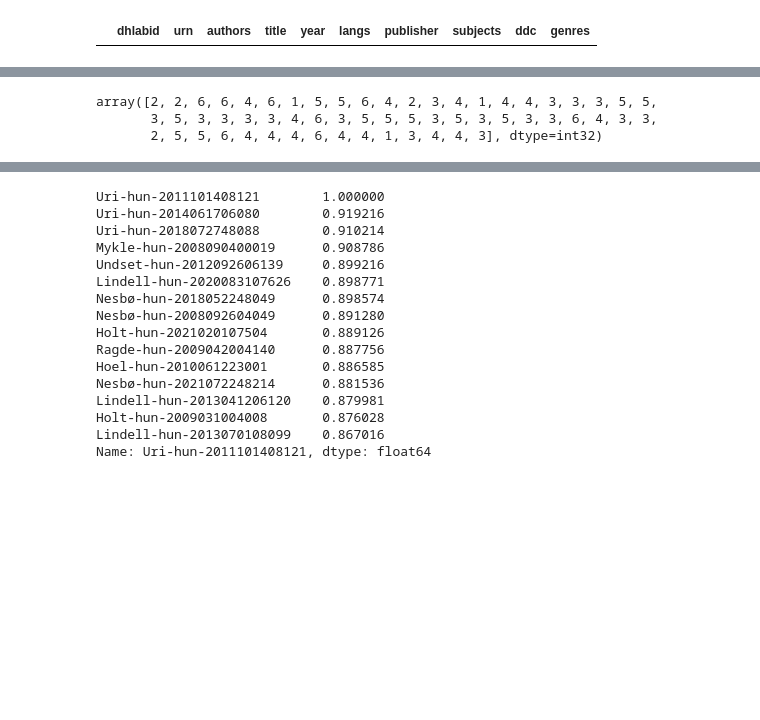
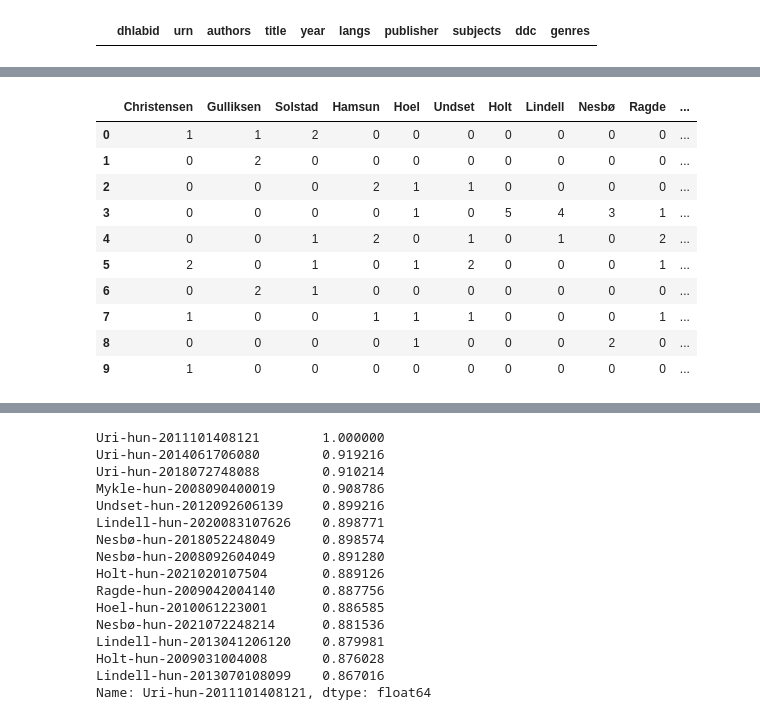
Before and after one commit to Yoonsen/DH2023, a Jupyter notebook: analyse_corpus.ipynb, the cells around one changed output, grey strips where cells are left out. Cells and saved outputs as stored; diff of their text form; code cells hidden in the pictures; blank space fills up the shorter version.

Commit message:
last data

```diff
--- a/analyse_corpus.ipynb
+++ b/analyse_corpus.ipynb
@@ -223,14 +300,28 @@ plt.show()
 # %%
-from scipy.cluster.hierarchy import fcluster
+import random
 
-# Set the distance threshold (level in the dendrogram where you want to split)
-# to any value to get the clusters formed at that level.
-max_d = 2
+def cluster_display(cos_df, lm, max_d):
+    cos_df['clusters'] = fcluster(lm, max_d, criterion='distance')
+    groups = cos_df.groupby('clusters').apply(lambda x: x.index.tolist())
+    df = pd.DataFrame([Counter([x.split('-')[0] for x in g]) for g in groups])
+    return df.fillna(0)
 
-clusters = fcluster(linkage_matrix, max_d, criterion='distance')
+def cluster_random_display(cos_df, num_of_clusters=5):
+    cos_df['clusters'] = [random.randint(0,num_of_clusters) for x in range(len(hun_cos))]
+    groups = cos_df.groupby('clusters').apply(lambda x: x.index.tolist())
+    df = pd.DataFrame([Counter([x.split('-')[0] for x in g]) for g in groups])
+    return df.fillna(0)
 # %%
-clusters
+cluster_display(han_cos.copy(), linkage_matrix_han, 2).style.format(precision=0).background_gradient(axis = 1)
 # %% [output]
-array([2, 2, 6, 6, 4, 6, 1, 5, 5, 6, 4, 2, 3, 4, 1, 4, 4, 3, 3, 3, 5, 5,
-       3, 5, 3, 3, 3, 3, 4, 6, 3, 5, 5, 5, 3, 5, 3, 5, 3, 3, 6, 4, 3, 3,
-       2, 5, 5, 6, 4, 4, 4, 6, 4, 4, 1, 3, 4, 4, 3], dtype=int32)
+|  | Christensen | Gulliksen | Solstad | Hamsun | Hoel | Undset | Holt | Lindell | Nesbø | Ragde | ... |
+| 0 | 1 | 1 | 2 | 0 | 0 | 0 | 0 | 0 | 0 | 0 | ... |
+| 1 | 0 | 2 | 0 | 0 | 0 | 0 | 0 | 0 | 0 | 0 | ... |
+| 2 | 0 | 0 | 0 | 2 | 1 | 1 | 0 | 0 | 0 | 0 | ... |
+| 3 | 0 | 0 | 0 | 0 | 1 | 0 | 5 | 4 | 3 | 1 | ... |
+| 4 | 0 | 0 | 1 | 2 | 0 | 1 | 0 | 1 | 0 | 2 | ... |
+| 5 | 2 | 0 | 1 | 0 | 1 | 2 | 0 | 0 | 0 | 1 | ... |
+| 6 | 0 | 2 | 1 | 0 | 0 | 0 | 0 | 0 | 0 | 0 | ... |
+| 7 | 1 | 0 | 0 | 1 | 1 | 1 | 0 | 0 | 0 | 1 | ... |
+| 8 | 0 | 0 | 0 | 0 | 1 | 0 | 0 | 0 | 2 | 0 | ... |
+| 9 | 1 | 0 | 0 | 0 | 0 | 0 | 0 | 0 | 0 | 0 | ... |
```
Also changed, not shown: parts of 40 cells of this notebook, 22 other files.
